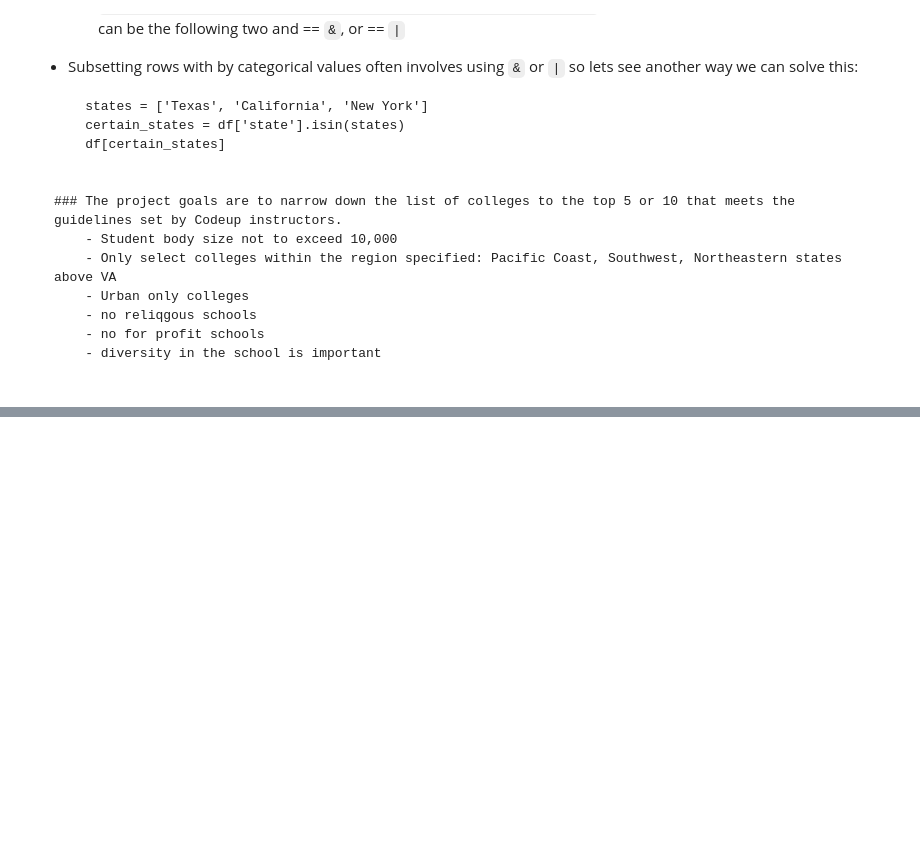
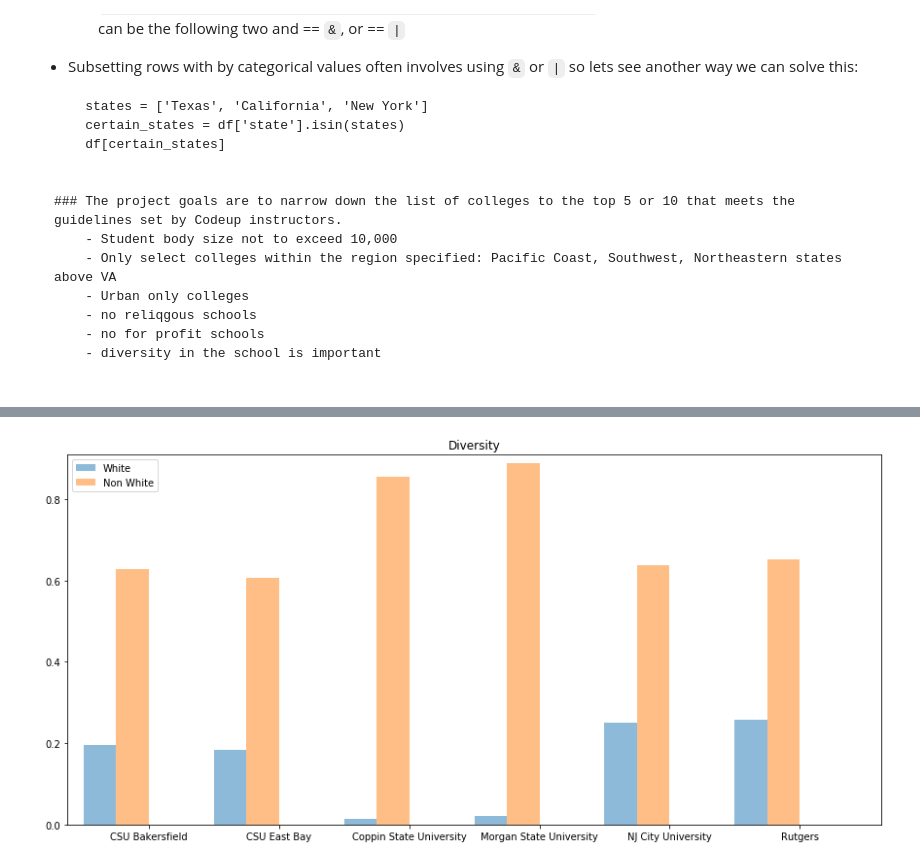
Before and after one commit to RaulCPena/storytelling, a Jupyter notebook: final_project_notebook.ipynb, the cells around one changed output, grey strips where cells are left out. Saved outputs shown, nothing was run; the diff lists cells and outputs as text; code cells hidden in the pictures; blank space fills up the shorter version.

Commit message:
finalized notes and adding the code for each of my visualizations

```diff
--- a/final_project_notebook.ipynb
+++ b/final_project_notebook.ipynb
@@ -37,3 +51,5 @@ Using the Pandas library to sharpen the following skills:
     - no reliqgous schools
     - no for profit schools
     - diversity in the school is important
+# %%
+df = pd.read_csv('final_selected_colleges.csv', index_col=[0])
@@ -39,0 +66,46 @@ Using the Pandas library to sharpen the following skills:
+# %%
+# Here is a visualization on the disstribution white vs non white students
+
+pos = list(range(len(df['UGDS_WHITE'])))
+width= 0.25
+
+fig, ax = plt.subplots(figsize=(15, 7))
+
+plt.bar(pos,
+        #using df['pre_score'] data,
+        df['UGDS_WHITE'],
+        # of width
+        width,
+        # with alpha 0.5
+        alpha=0.5,
+        # with label the first value in first_name
+        label=df['chronname'][0])
+
+# Create a bar with mid_score data,
+# in position pos + some width buffer,
+plt.bar([p + width for p in pos],
+        #using df['mid_score'] data,
+        df['total'],
+        # of width
+        width,
+        # with alpha 0.5
+        alpha=0.5,
+        # with color
+
+        # with label the second value in first_name
+        label=df['chronname'][1])
+
+ax.set_ylabel('')
+ax.set_title('Diversity')
+ax.set_xticks([p + 1.5 * width for p in pos])
+ax.set_xticklabels(df['chronname'])
+
+plt.xlim(min(pos)-width, max(pos)+width*4)
+plt.ylim([0, max(df['UGDS_WHITE'] + df['total'])] )
+
+# Adding the legend and showing the plot
+plt.legend(['White', 'Non White'], loc='upper left')
+
+plt.show()
+# %% [output]
+[figure, added]
```
Also changed, not shown: parts of 6 cells of this notebook.
